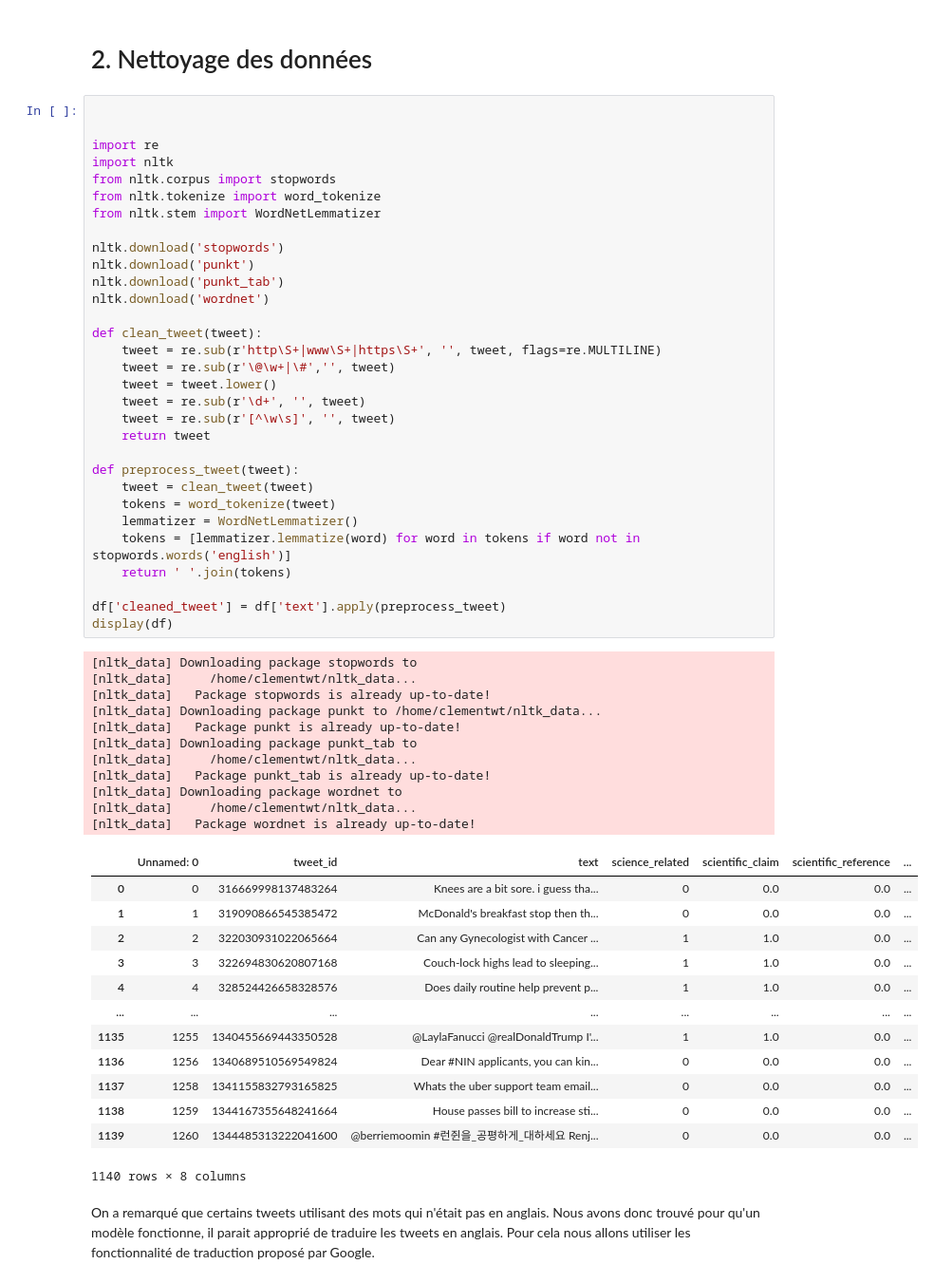
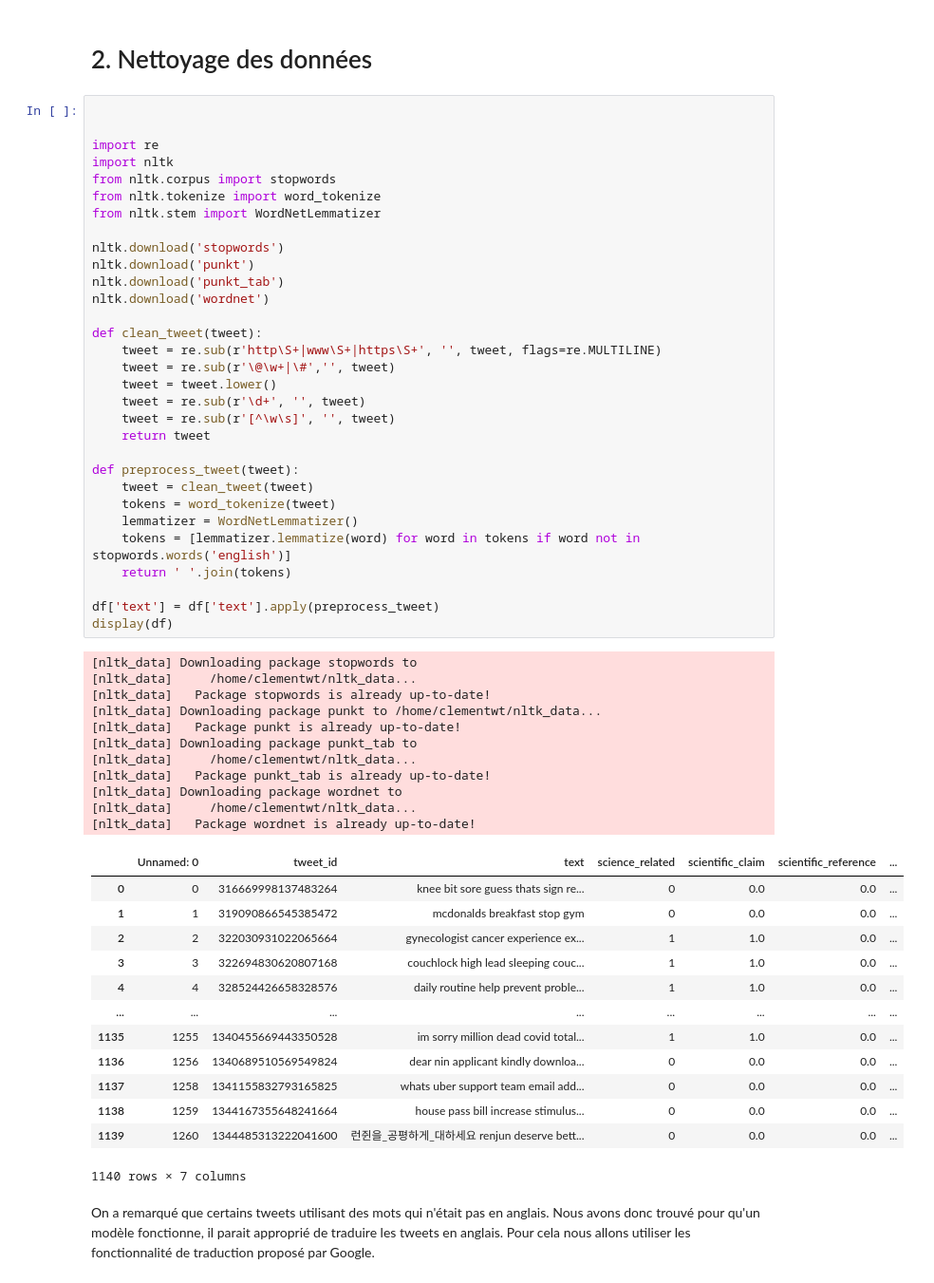
Before and after one commit to Kinadim/ML_projet, a Jupyter notebook: ML_PROJET.ipynb, the cells around one changed output. Shown at 95% size. Saved outputs shown, nothing was run; the diff lists cells and outputs as text.

Commit message:
added first classfier with cleaned data

```diff
--- a/ML_PROJET.ipynb
+++ b/ML_PROJET.ipynb
@@ -127,46 +127,46 @@ nltk.download('wordnet')
 
 def clean_tweet(tweet):
     tweet = re.sub(r'http\S+|www\S+|https\S+', '', tweet, flags=re.MULTILINE)
     tweet = re.sub(r'\@\w+|\#','', tweet)
     tweet = tweet.lower()
     tweet = re.sub(r'\d+', '', tweet)
     tweet = re.sub(r'[^\w\s]', '', tweet)
     return tweet
 
 def preprocess_tweet(tweet):
     tweet = clean_tweet(tweet)
     tokens = word_tokenize(tweet)
     lemmatizer = WordNetLemmatizer()
     tokens = [lemmatizer.lemmatize(word) for word in tokens if word not in stopwords.words('english')]
     return ' '.join(tokens)
 
-df['cleaned_tweet'] = df['text'].apply(preprocess_tweet)
+df['text'] = df['text'].apply(preprocess_tweet)
 display(df)
 # %% [output]
 [nltk_data] Downloading package stopwords to
 [nltk_data]     /home/clementwt/nltk_data...
 [nltk_data]   Package stopwords is already up-to-date!
 [nltk_data] Downloading package punkt to /home/clementwt/nltk_data...
 [nltk_data]   Package punkt is already up-to-date!
 [nltk_data] Downloading package punkt_tab to
 [nltk_data]     /home/clementwt/nltk_data...
 [nltk_data]   Package punkt_tab is already up-to-date!
 [nltk_data] Downloading package wordnet to
 [nltk_data]     /home/clementwt/nltk_data...
 [nltk_data]   Package wordnet is already up-to-date!
 |  | Unnamed: 0 | tweet_id | text | science_related | scientific_claim | scientific_reference | ... |
-| 0 | 0 | 316669998137483264 | Knees are a bit sore. i guess tha... | 0 | 0.0 | 0.0 | ... |
-| 1 | 1 | 319090866545385472 | McDonald's breakfast stop then th... | 0 | 0.0 | 0.0 | ... |
-| 2 | 2 | 322030931022065664 | Can any Gynecologist with Cancer ... | 1 | 1.0 | 0.0 | ... |
-| 3 | 3 | 322694830620807168 | Couch-lock highs lead to sleeping... | 1 | 1.0 | 0.0 | ... |
-| 4 | 4 | 328524426658328576 | Does daily routine help prevent p... | 1 | 1.0 | 0.0 | ... |
+| 0 | 0 | 316669998137483264 | knee bit sore guess thats sign re... | 0 | 0.0 | 0.0 | ... |
+| 1 | 1 | 319090866545385472 | mcdonalds breakfast stop gym | 0 | 0.0 | 0.0 | ... |
+| 2 | 2 | 322030931022065664 | gynecologist cancer experience ex... | 1 | 1.0 | 0.0 | ... |
+| 3 | 3 | 322694830620807168 | couchlock high lead sleeping couc... | 1 | 1.0 | 0.0 | ... |
+| 4 | 4 | 328524426658328576 | daily routine help prevent proble... | 1 | 1.0 | 0.0 | ... |
 | ... | ... | ... | ... | ... | ... | ... | ... |
-| 1135 | 1255 | 1340455669443350528 | @LaylaFanucci @realDonaldTrump I'... | 1 | 1.0 | 0.0 | ... |
-| 1136 | 1256 | 1340689510569549824 | Dear #NIN applicants, you can kin... | 0 | 0.0 | 0.0 | ... |
-| 1137 | 1258 | 1341155832793165825 | Whats the uber support team email... | 0 | 0.0 | 0.0 | ... |
-| 1138 | 1259 | 1344167355648241664 | House passes bill to increase sti... | 0 | 0.0 | 0.0 | ... |
-| 1139 | 1260 | 1344485313222041600 | @berriemoomin #런쥔을_공평하게_대하세요 Renj... | 0 | 0.0 | 0.0 | ... |
+| 1135 | 1255 | 1340455669443350528 | im sorry million dead covid total... | 1 | 1.0 | 0.0 | ... |
+| 1136 | 1256 | 1340689510569549824 | dear nin applicant kindly downloa... | 0 | 0.0 | 0.0 | ... |
+| 1137 | 1258 | 1341155832793165825 | whats uber support team email add... | 0 | 0.0 | 0.0 | ... |
+| 1138 | 1259 | 1344167355648241664 | house pass bill increase stimulus... | 0 | 0.0 | 0.0 | ... |
+| 1139 | 1260 | 1344485313222041600 | 런쥔을_공평하게_대하세요 renjun deserve bett... | 0 | 0.0 | 0.0 | ... |
-1140 rows × 8 columns
+1140 rows × 7 columns
 # %% [markdown]
 On a remarqué que certains tweets utilisant des mots qui n'était pas en anglais. Nous avons donc trouvé pour qu'un modèle fonctionne, il parait approprié de traduire les tweets en anglais. Pour cela nous allons utiliser les fonctionnalité de traduction proposé par Google.
 # %% [markdown]
```
Also changed, not shown: parts of 5 cells of this notebook.
